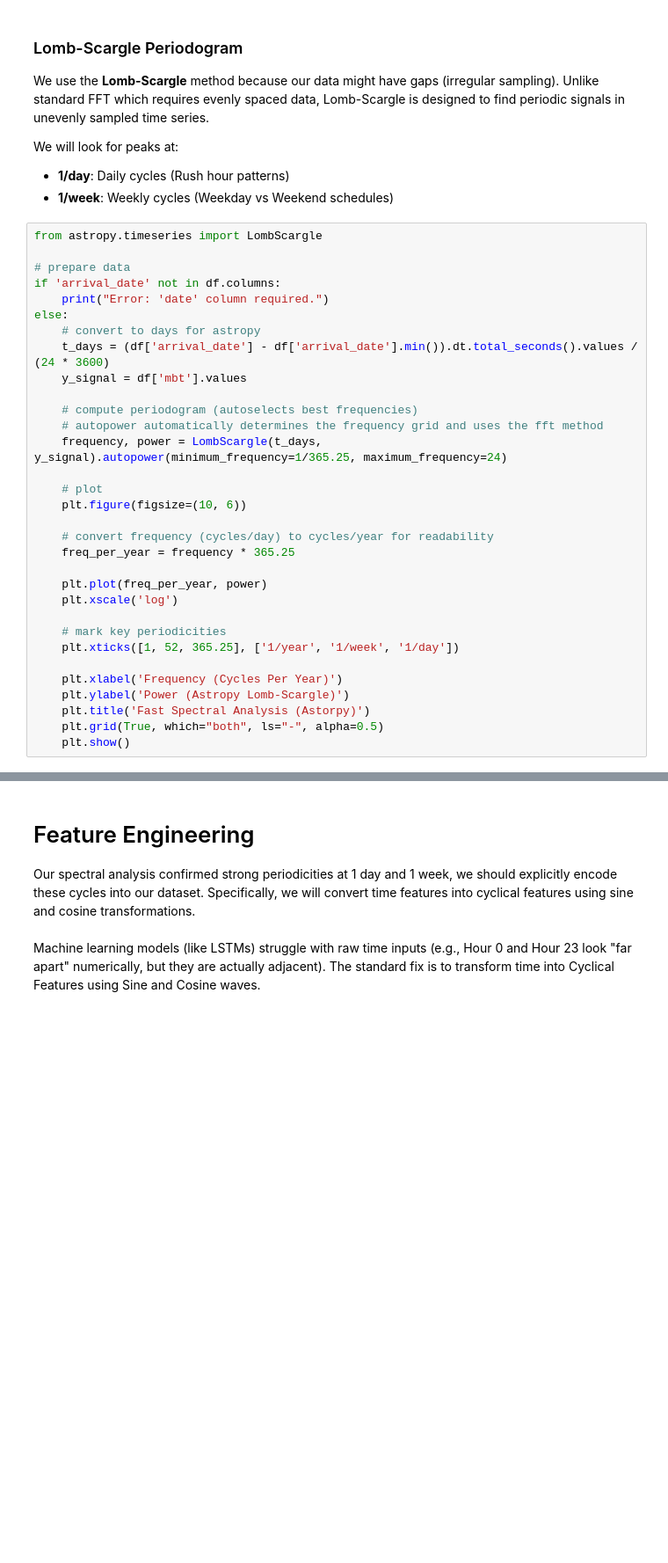
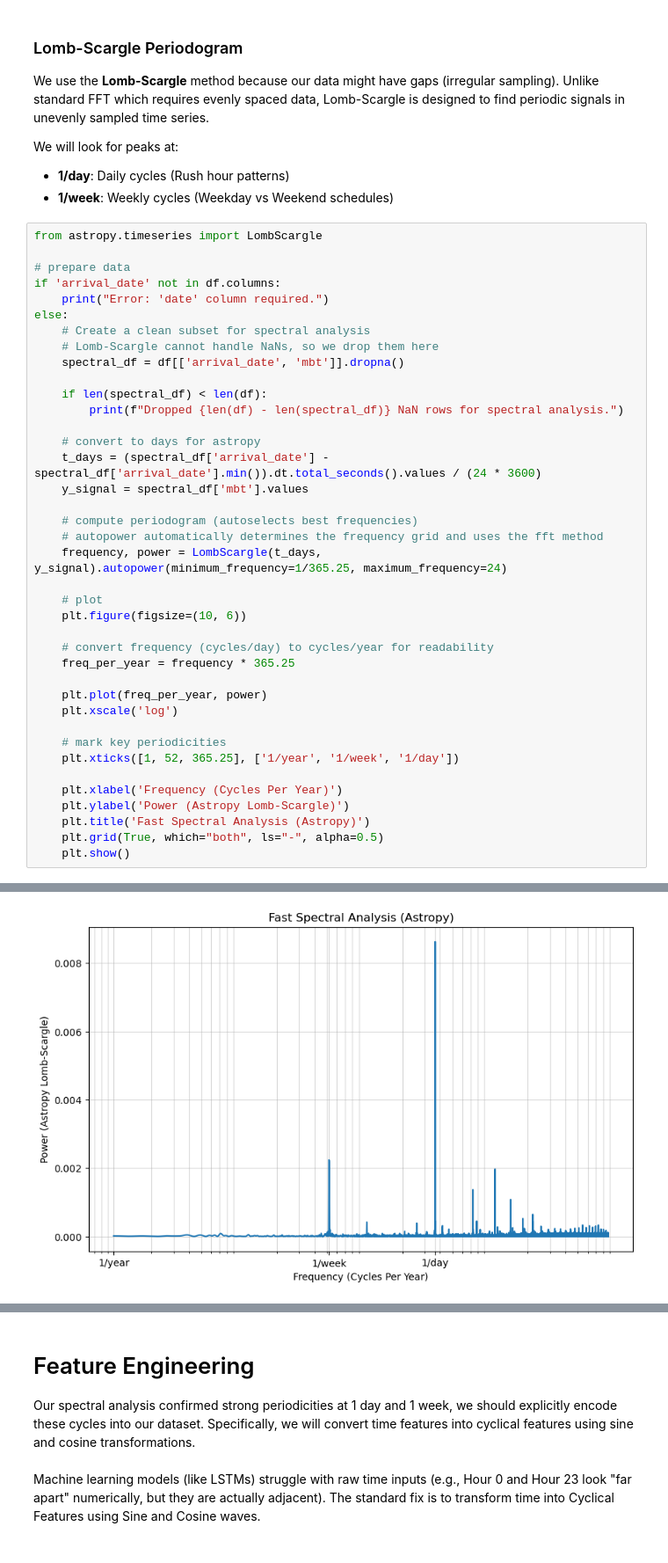
Before and after one commit to DanHerman212/vertex-ai-ml-pipelines-time-series, a Jupyter notebook: training_and_preprocessing_workflows/ml_dataset_preprocessing.ipynb, the cells around one changed output, grey strips where cells are left out. Shown at 88% size. Cells and saved outputs as stored; diff of their text form; blank space fills up the shorter version.

```diff
--- a/training_and_preprocessing_workflows/ml_dataset_preprocessing.ipynb
+++ b/training_and_preprocessing_workflows/ml_dataset_preprocessing.ipynb
@@ -205,9 +225,16 @@ from astropy.timeseries import LombScargle
 if 'arrival_date' not in df.columns:
     print("Error: 'date' column required.")
 else:
+    # Create a clean subset for spectral analysis
+    # Lomb-Scargle cannot handle NaNs, so we drop them here
+    spectral_df = df[['arrival_date', 'mbt']].dropna()
+
+    if len(spectral_df) < len(df):
+        print(f"Dropped {len(df) - len(spectral_df)} NaN rows for spectral analysis.")
+
     # convert to days for astropy
-    t_days = (df['arrival_date'] - df['arrival_date'].min()).dt.total_seconds().values / (24 * 3600)
-    y_signal = df['mbt'].values
+    t_days = (spectral_df['arrival_date'] - spectral_df['arrival_date'].min()).dt.total_seconds().values / (24 * 3600)
+    y_signal = spectral_df['mbt'].values
 
     # compute periodogram (autoselects best frequencies)
     # autopower automatically determines the frequency grid and uses the fft method
@@ -227,6 +254,7 @@ else:
 
     plt.xlabel('Frequency (Cycles Per Year)')
     plt.ylabel('Power (Astropy Lomb-Scargle)')
-    plt.title('Fast Spectral Analysis (Astorpy)')
+    plt.title('Fast Spectral Analysis (Astropy)')
     plt.grid(True, which="both", ls="-", alpha=0.5)
     plt.show()
+# %% [output]
@@ -232,0 +262 @@ else:
+[figure, added]
```
Also changed, not shown: parts of 15 cells of this notebook.
